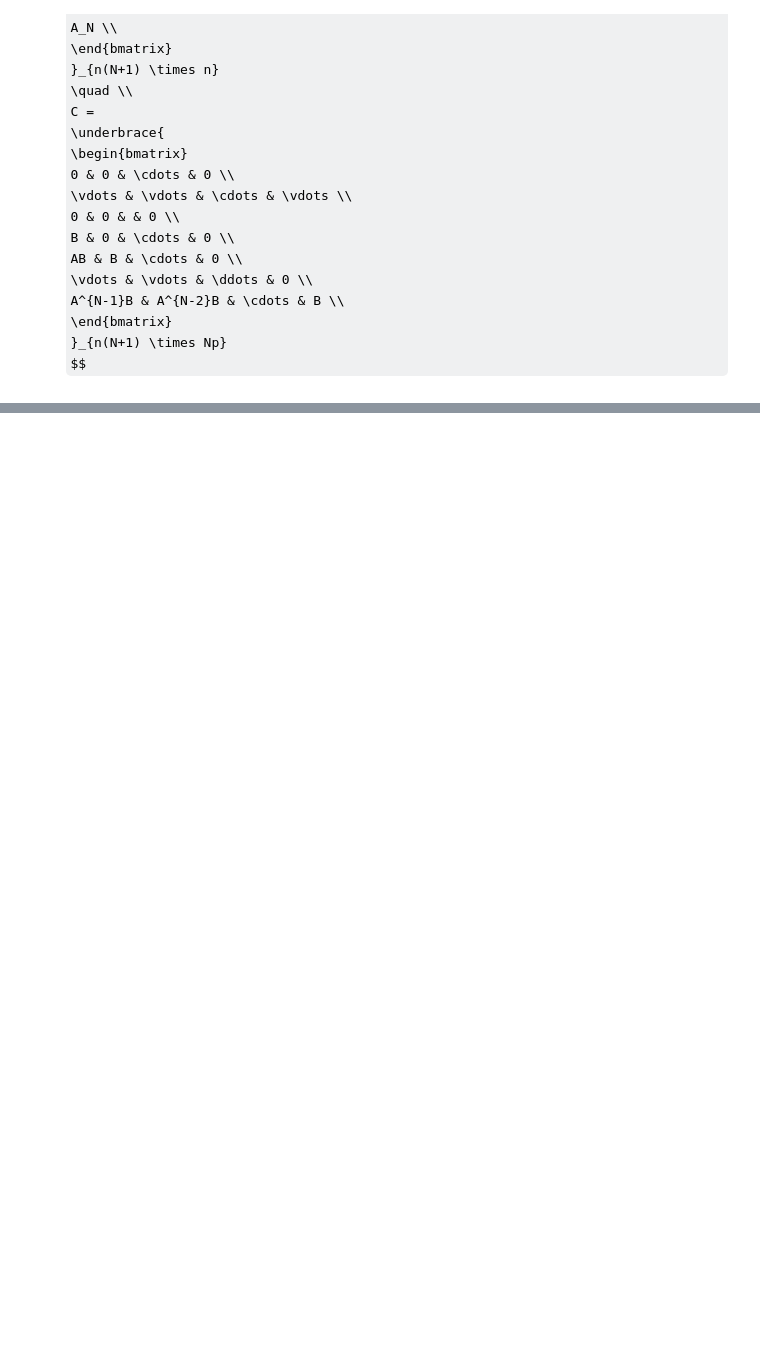
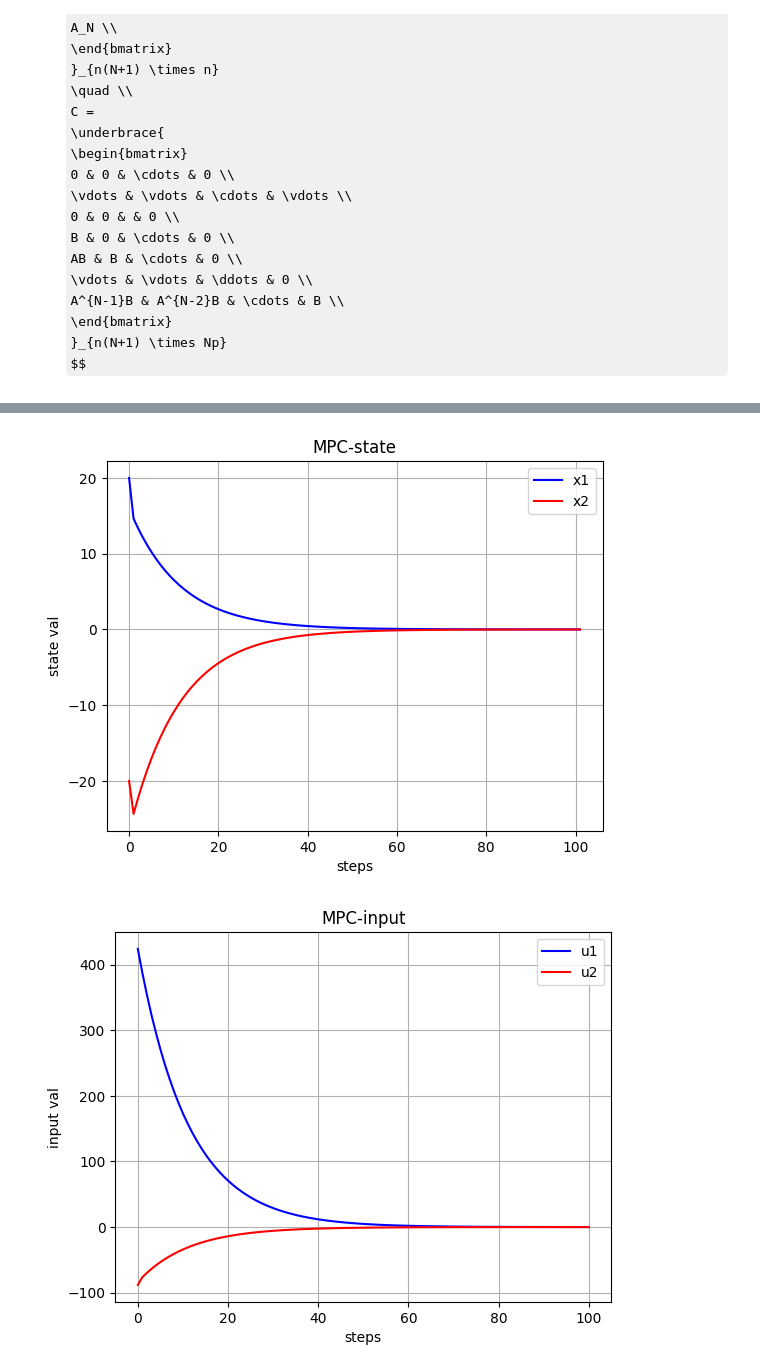
Before and after one commit to luoyebai/mpc_study, a Jupyter notebook: sympy_mpc.ipynb, the cells around one changed output, grey strips where cells are left out. Drawn from its saved outputs; the diff is of its cells as text; code cells hidden in the pictures; some formulas as TeX source; blank space fills up the shorter version.

```diff
--- a/sympy_mpc.ipynb
+++ b/sympy_mpc.ipynb
@@ -237,0 +237,34 @@ $\displaystyle \left(- 2 \left(x^{*}\right)^{T} + 2 x_{k}^{T}\right) \left[\begi
+# %%
+import matplotlib.pyplot as plt
+
+k = numpy.linspace(0, steps + 1, steps + 1)
+
+x1 = X[:, 0, 0]
+x2 = X[:, 1, 0]
+plt.plot(k, x1, label="x1", color="blue")
+plt.plot(k, x2, label="x2", color="red")
+
+plt.title("MPC-state")
+plt.xlabel("steps")
+plt.ylabel("state val")
+plt.legend()
+plt.grid()
+
+plt.figure()
+
+U = U[1:]
+u1 = U[:, 0]
+u2 = U[:, 1]
+plt.plot(k[:-1], u1, label="u1", color="blue")
+plt.plot(k[:-1], u2, label="u2", color="red")
+
+plt.title("MPC-input")
+plt.xlabel("steps")
+plt.ylabel("input val")
+plt.legend()
+plt.grid()
+
+plt.show()
+# %% [output]
+[figure, added]
+[figure, added]
```
Also changed, not shown: parts of 5 cells of this notebook.
